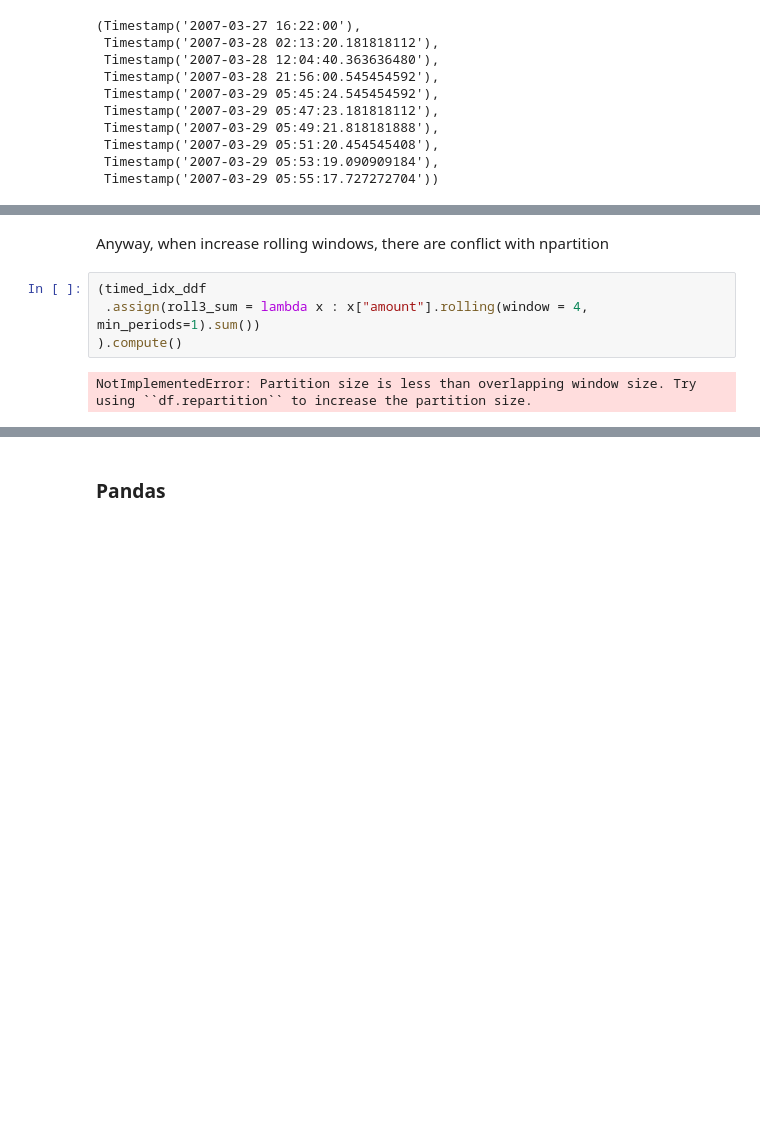
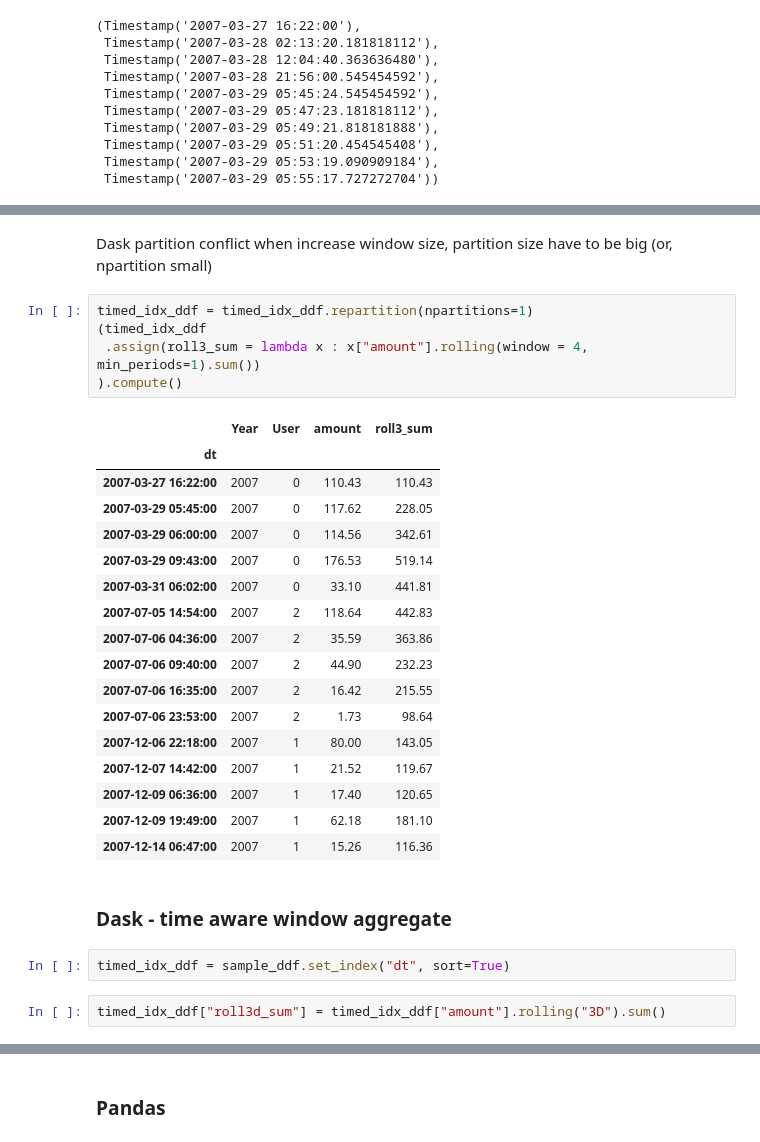
Before and after one commit to pbdanny/PythonProject, a Jupyter notebook: Dask/notebook/dask_timeseries.ipynb, the cells around one changed output, grey strips where cells are left out. Cells and saved outputs as stored; diff of their text form; blank space fills up the shorter version.

```diff
--- a/Dask/notebook/dask_timeseries.ipynb
+++ b/Dask/notebook/dask_timeseries.ipynb
@@ -355,11 +410,34 @@ timed_idx_ddf.divisions[:10]
 | 2007-12-09 06:36:00 | 2007 | 1 | 17.40 | 38.92 |
 | 2007-12-09 19:49:00 | 2007 | 1 | 62.18 | 79.58 |
 | 2007-12-14 06:47:00 | 2007 | 1 | 15.26 | 77.44 |
-# %% [markdown]
-Anyway, when increase rolling windows, there are conflict with npartition
+# %% [markdown]
+Dask partition conflict when increase window size, partition size have to be big (or, npartition small)
 # %%
+timed_idx_ddf = timed_idx_ddf.repartition(npartitions=1)
 (timed_idx_ddf
  .assign(roll3_sum = lambda x : x["amount"].rolling(window = 4, min_periods=1).sum())
 ).compute()
 # %% [output]
-NotImplementedError: Partition size is less than overlapping window size. Try using ``df.repartition`` to increase the partition size.
+|  | Year | User | amount | roll3_sum |
+| dt |  |  |  |  |
+| 2007-03-27 16:22:00 | 2007 | 0 | 110.43 | 110.43 |
+| 2007-03-29 05:45:00 | 2007 | 0 | 117.62 | 228.05 |
+| 2007-03-29 06:00:00 | 2007 | 0 | 114.56 | 342.61 |
+| 2007-03-29 09:43:00 | 2007 | 0 | 176.53 | 519.14 |
+| 2007-03-31 06:02:00 | 2007 | 0 | 33.10 | 441.81 |
+| 2007-07-05 14:54:00 | 2007 | 2 | 118.64 | 442.83 |
+| 2007-07-06 04:36:00 | 2007 | 2 | 35.59 | 363.86 |
+| 2007-07-06 09:40:00 | 2007 | 2 | 44.90 | 232.23 |
+| 2007-07-06 16:35:00 | 2007 | 2 | 16.42 | 215.55 |
+| 2007-07-06 23:53:00 | 2007 | 2 | 1.73 | 98.64 |
+| 2007-12-06 22:18:00 | 2007 | 1 | 80.00 | 143.05 |
+| 2007-12-07 14:42:00 | 2007 | 1 | 21.52 | 119.67 |
+| 2007-12-09 06:36:00 | 2007 | 1 | 17.40 | 120.65 |
+| 2007-12-09 19:49:00 | 2007 | 1 | 62.18 | 181.10 |
+| 2007-12-14 06:47:00 | 2007 | 1 | 15.26 | 116.36 |
+# %% [markdown]
+### Dask - time aware window aggregate
+# %%
+timed_idx_ddf = sample_ddf.set_index("dt", sort=True)
+# %%
+timed_idx_ddf["roll3d_sum"] = timed_idx_ddf["amount"].rolling("3D").sum()
```
Also changed, not shown: parts of 29 cells of this notebook, 2 other files.
